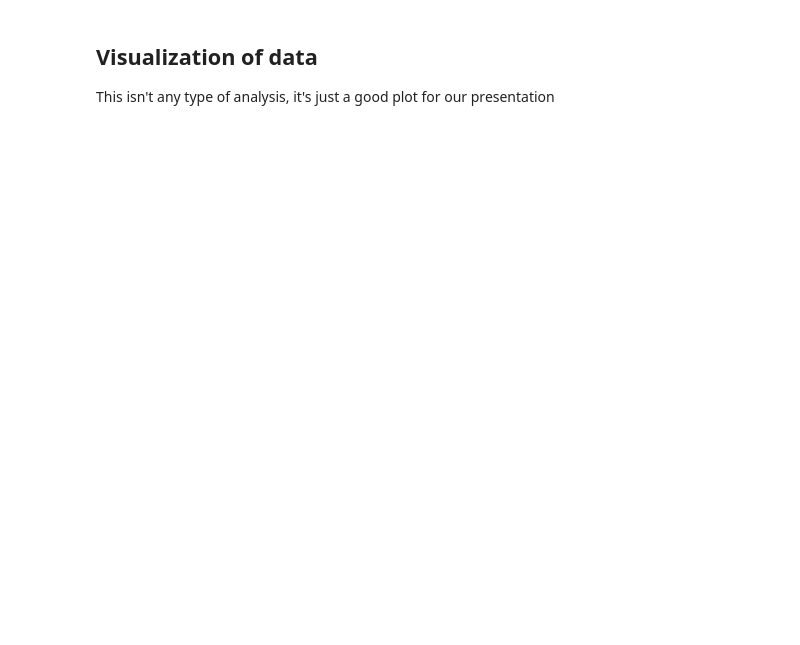
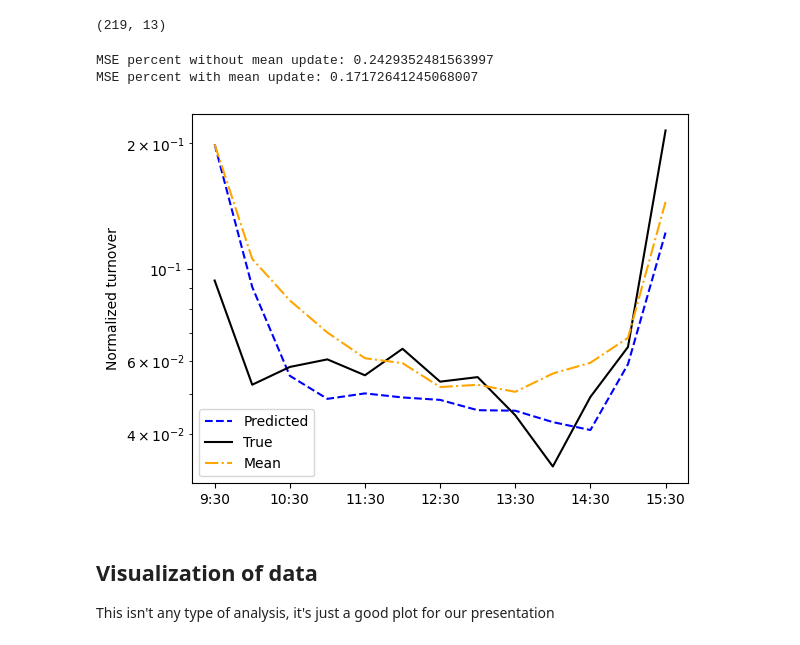
Before and after one commit to aasyed36/Volume-Prediction-Project, a Jupyter notebook: Gaussian_Update.ipynb, the cells around one changed output. Drawn from its saved outputs; the diff is of its cells as text; code cells hidden in the pictures; blank space fills up the shorter version.

Commit message:
Gaussian update works with 30 minute data, idk why I thought it didn't before. Probably because it was dark and nothing works in the dark.

```diff
--- a/Gaussian_Update.ipynb
+++ b/Gaussian_Update.ipynb
@@ -3,7 +3,7 @@ import matplotlib.pyplot as plt
 # %%
 import numpy as np
 import pandas as pd
-df = pd.read_csv("data/TAQ_15Min_AAPL_2023.csv")
+df = pd.read_csv("data/TAQ_30Min_AAPL_2023_normalized.csv")
 df.index = df.datetime
-N_day = 26
+N_day = 13
 df.info()
@@ -37,11 +48,13 @@ def predict_volumes(mu, Sigma, true_volumes):
         predictions[i] = mu_bar[0]
 
     return predictions
+# %%
+X1 = pd.DataFrame(df["Normalized_TURNOVER"])
+X1.index = pd.to_datetime(X1.index)
+X1 = X1[~(((X1.index.hour < 9) & (X1.index.minute < 30)) | (X1.index.hour >= 16))]
+X1 = X1[X1.index.dayofweek < 5]
 # %%
-X1 = pd.DataFrame(df["VOLUME"])
-X1.index = pd.to_datetime(X1.index)
 grouped = X1.groupby(pd.Grouper(freq='1d'))
-
 bad_ts = []
 to_remove = [pd.Timestamp("2023-07-03"), pd.Timestamp("2023-11-24"), pd.Timestamp("2023-12-24"), pd.Timestamp("2023-12-31")]
 
@@ -61,6 +78,8 @@ for bad_t in bad_ts:
 N = X1.shape[0]
 X = X1.to_numpy().reshape(int(N/N_day), N_day)
 X.shape
+# %% [output]
+(219, 13)
 # %%
 #def lag_col(pd_col, i):
 #    d = {"VOLUME" : "VOLUME_{}".format(N_day-i)}
@@ -91,15 +110,20 @@ def train_and_predict(X):
 mu, pred, true_volumes = train_and_predict(X)
 print(f"MSE percent without mean update: {(((mu-true_volumes)/true_volumes)**2).mean()}")
 print(f"MSE percent with mean update: {(((pred-true_volumes)/true_volumes)**2).mean()}")
+# %% [output]
+MSE percent without mean update: 0.2429352481563997
+MSE percent with mean update: 0.17172641245068007
 # %%
 plt.semilogy(range(N_day), pred, label="Predicted", linestyle="--", color="blue")
 plt.semilogy(range(N_day), true_volumes, label="True", color="black")
 plt.semilogy(range(N_day), mu, label="Mean", color="orange", linestyle="-.")
 
-daily_labels = ["9:30", "10:30", "11:30", "12:30", "1:30", "2:30", "3:30"]
-plt.xticks(ticks=range(0, 26, 4), labels=daily_labels)
-plt.legend(); plt.ylabel("Volume (# shares)")
+daily_labels = ["9:30", "10:30", "11:30", "12:30", "13:30", "14:30", "15:30",]
+plt.xticks(ticks=range(0, N_day, 2), labels=daily_labels)
+plt.legend(); plt.ylabel("Normalized turnover")
 plt.savefig("prediction.pdf")
+# %% [output]
+[figure, added]
 # %% [markdown]
 ## Visualization of data
 This isn't any type of analysis, it's just a good plot for our presentation
```
Also changed, not shown: parts of 6 cells of this notebook.
